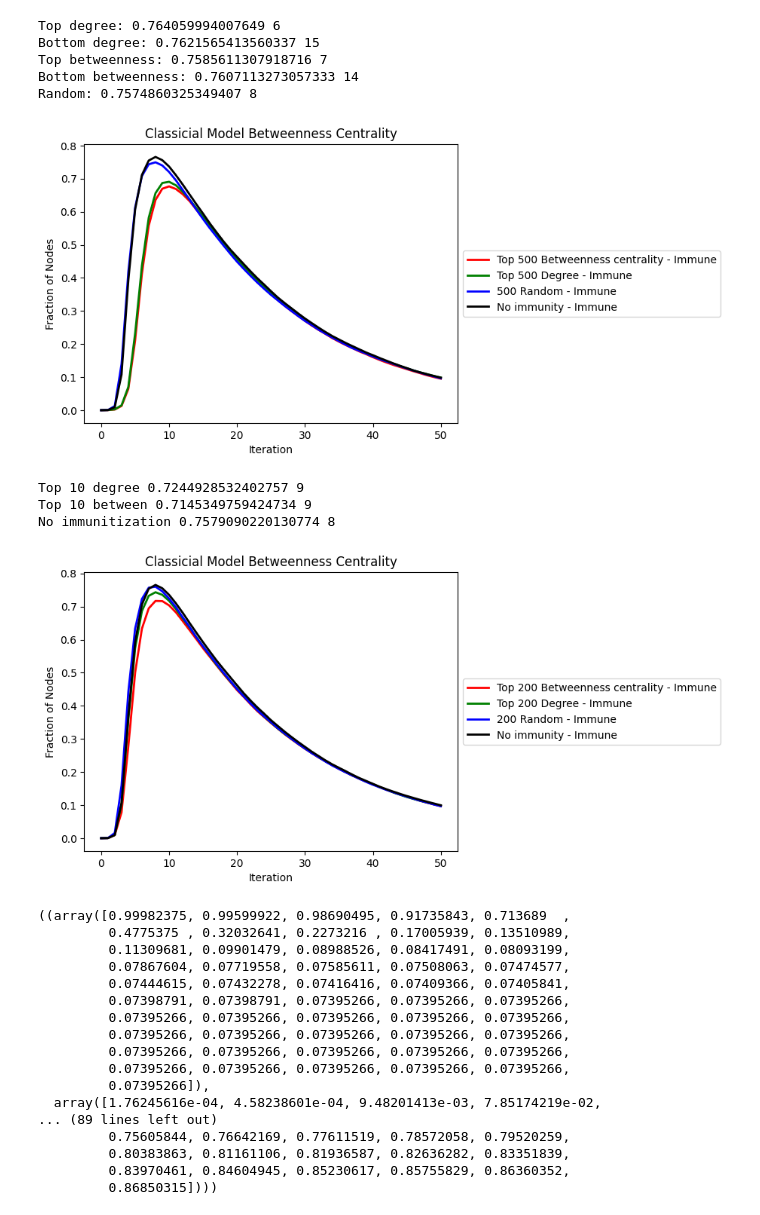
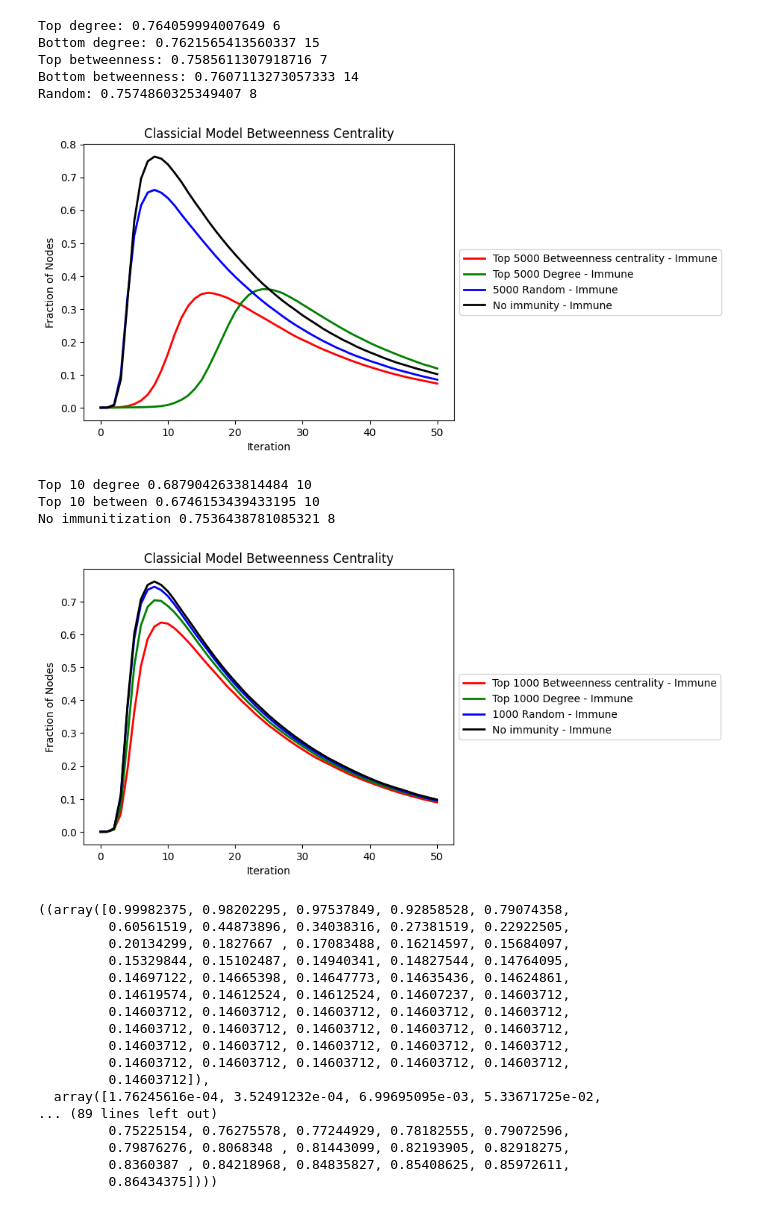
Before and after one commit to NetworkGang/NA-Project, a Jupyter notebook: src/Model_Comparisons.ipynb, the cells around one changed output. Saved outputs shown, nothing was run; the diff lists cells and outputs as text; code cells hidden in the pictures.

```diff
--- a/src/Model_Comparisons.ipynb
+++ b/src/Model_Comparisons.ipynb
@@ -543,24 +548,24 @@ Random: 0.7574860325349407 8
 # %%
 def classical_plot_recovered():
     model_between = ClassicalModel(G)
     beta, gamma = 0.4, 0.05
     model_between.set_parameters(beta, gamma)
 
     top_between_results, top_degree_results, random_results= plot_immune(
         model_between,
         title='Classicial Model Betweenness Centrality',
         iterations=50,
         infected=True,
         # susceptible=True,
         #recovered=True,
         #disjoint=True
-        n_vaccinated= 36000
+        n_vaccinated= 5000
     )
 
     return top_between_results, top_degree_results, random_results
 classical_top_between_results_R, classical_top_degree_results_R, random_results_R = classical_plot_recovered()
 # %% [output]
-[figure, old version]
+[figure, new version]
 # %%
 max_degree_recovered, time_degree_recovered= max(classical_top_degree_results_R[1]), np.argmax(classical_top_degree_results_R[1])
 max_between_recovered, time_between_recovered= max(classical_top_between_results_R[1]), np.argmax(classical_top_between_results_R[1])
@@ -570,9 +575,9 @@ print('Top 10 degree', max_degree_recovered, time_degree_recovered)
 print('Top 10 between', max_between_recovered, time_between_recovered)
 print('No immunitization', max_random_recovered, time_random_recovered)
 # %% [output]
-Top 10 degree 0.7244928532402757 9
-Top 10 between 0.7145349759424734 9
-No immunitization 0.7579090220130774 8
+Top 10 degree 0.6879042633814484 10
+Top 10 between 0.6746153439433195 10
+No immunitization 0.7536438781085321 8
 # %%
 def classical_plot_recovered():
     model_between = ClassicalModel(G)
@@ -587,30 +592,30 @@ def classical_plot_recovered():
         # susceptible=True,
         #recovered=True,
         disjoint=True,
-        n_vaccinated= 200
+        n_vaccinated= 1000
     )
 
     return top_between_results, top_degree_results, random_results
 classical_plot_recovered()
 # %% [output]
-[figure, old version]
+[figure, new version]
-((array([0.99982375, 0.99599922, 0.98690495, 0.91735843, 0.713689  ,
-         0.4775375 , 0.32032641, 0.2273216 , 0.17005939, 0.13510989,
-         0.11309681, 0.09901479, 0.08988526, 0.08417491, 0.08093199,
-         0.07867604, 0.07719558, 0.07585611, 0.07508063, 0.07474577,
-         0.07444615, 0.07432278, 0.07416416, 0.07409366, 0.07405841,
-         0.07398791, 0.07398791, 0.07395266, 0.07395266, 0.07395266,
-         0.07395266, 0.07395266, 0.07395266, 0.07395266, 0.07395266,
-         0.07395266, 0.07395266, 0.07395266, 0.07395266, 0.07395266,
-         0.07395266, 0.07395266, 0.07395266, 0.07395266, 0.07395266,
-         0.07395266, 0.07395266, 0.07395266, 0.07395266, 0.07395266,
-         0.07395266]),
-  array([1.76245616e-04, 4.58238601e-04, 9.48201413e-03, 7.85174219e-02,
+((array([0.99982375, 0.98202295, 0.97537849, 0.92858528, 0.79074358,
+         0.60561519, 0.44873896, 0.34038316, 0.27381519, 0.22922505,
+         0.20134299, 0.1827667 , 0.17083488, 0.16214597, 0.15684097,
+         0.15329844, 0.15102487, 0.14940341, 0.14827544, 0.14764095,
+         0.14697122, 0.14665398, 0.14647773, 0.14635436, 0.14624861,
+         0.14619574, 0.14612524, 0.14612524, 0.14607237, 0.14603712,
+         0.14603712, 0.14603712, 0.14603712, 0.14603712, 0.14603712,
+         0.14603712, 0.14603712, 0.14603712, 0.14603712, 0.14603712,
+         0.14603712, 0.14603712, 0.14603712, 0.14603712, 0.14603712,
+         0.14603712, 0.14603712, 0.14603712, 0.14603712, 0.14603712,
+         0.14603712]),
+  array([1.76245616e-04, 3.52491232e-04, 6.99695095e-03, 5.33671725e-02,
 ... (89 lines left out)
-         0.75605844, 0.76642169, 0.77611519, 0.78572058, 0.79520259,
-         0.80383863, 0.81161106, 0.81936587, 0.82636282, 0.83351839,
-         0.83970461, 0.84604945, 0.85230617, 0.85755829, 0.86360352,
-         0.86850315])))
+         0.75225154, 0.76275578, 0.77244929, 0.78182555, 0.79072596,
+         0.79876276, 0.8068348 , 0.81443099, 0.82193905, 0.82918275,
+         0.8360387 , 0.84218968, 0.84835827, 0.85408625, 0.85972611,
+         0.86434375])))
 # %%
 def classical_plot_recovered_un():
     model_between = ClassicalModel(G)
```
Also changed, not shown: parts of 2 cells of this notebook.
